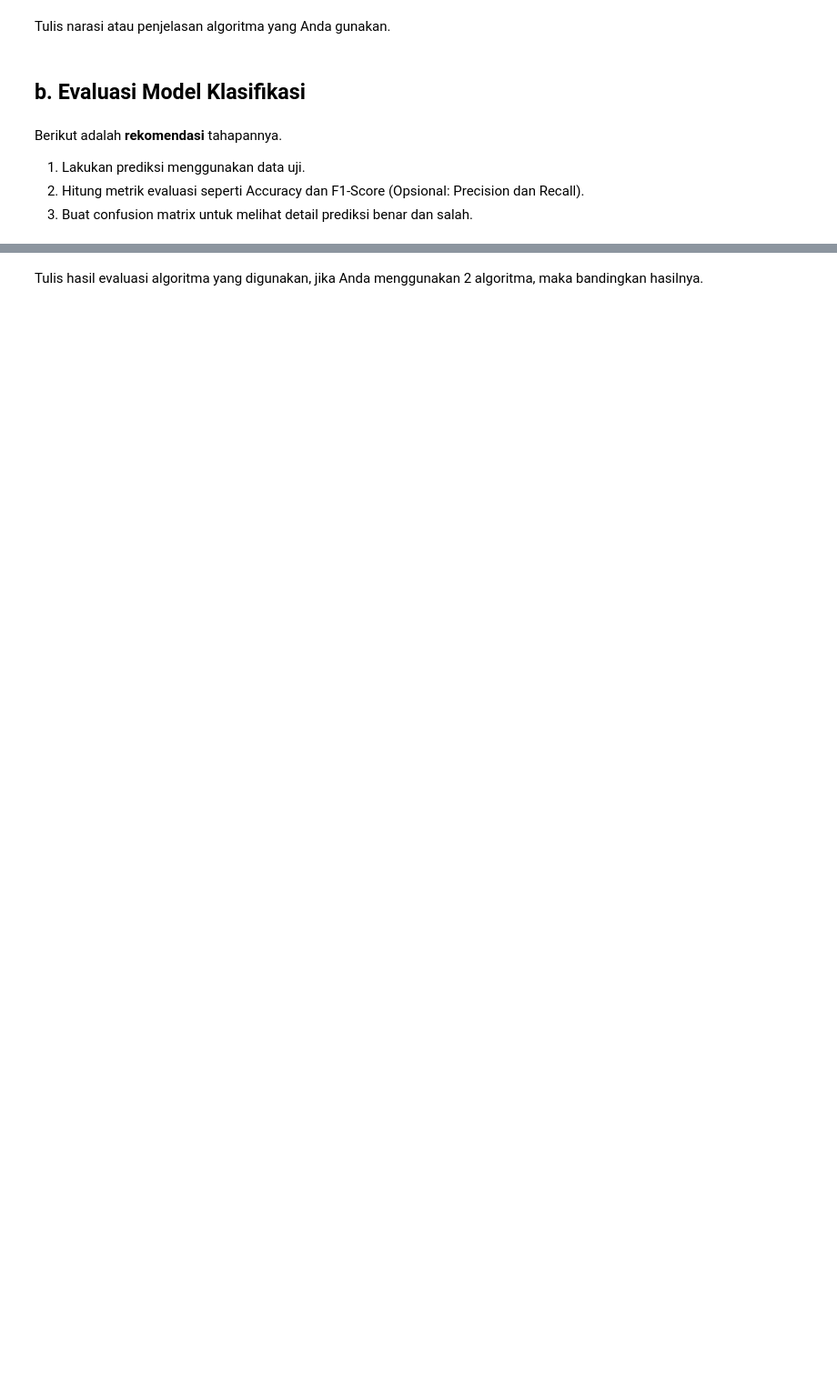
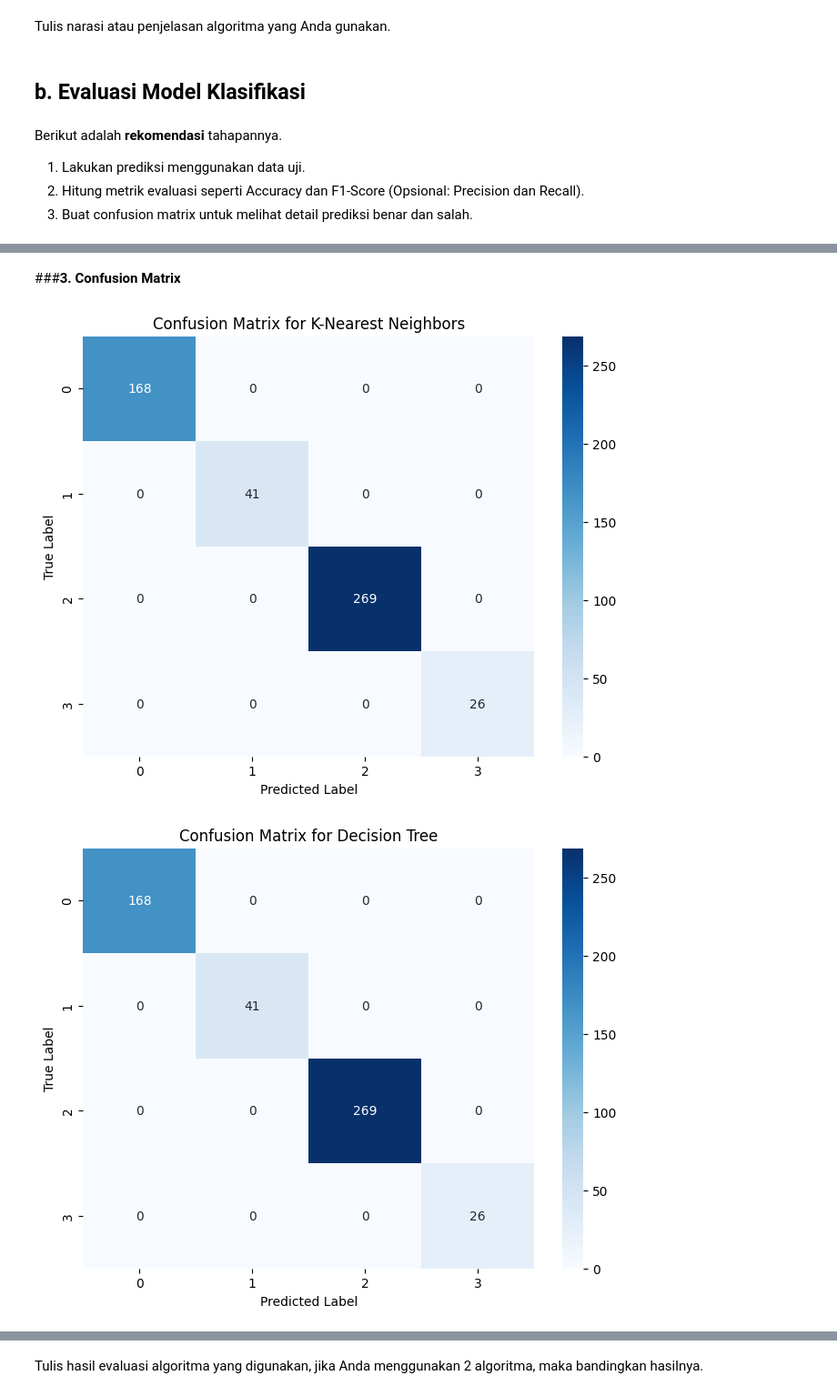
Before and after one commit to Us9r/DicodingBMLP, a Jupyter notebook: [Klasifikasi]_Submission_Akhir_BMLP_us9r.ipynb, the cells around one changed output, grey strips where cells are left out. Shown at 91% size. Saved outputs shown, nothing was run; the diff lists cells and outputs as text; code cells hidden in the pictures; blank space fills up the shorter version.

```diff
--- a/[Klasifikasi]_Submission_Akhir_BMLP_us9r.ipynb
+++ b/[Klasifikasi]_Submission_Akhir_BMLP_us9r.ipynb
@@ -33,3 +85,9 @@ Berikut adalah rekomendasi tahapannya.
+# %%
+knn = KNeighborsClassifier().fit(X_train, y_train)
+dt = DecisionTreeClassifier().fit(X_train, y_train)
+rf = RandomForestClassifier().fit(X_train, y_train)
+svm = SVC().fit(X_train, y_train)
+nb = GaussianNB().fit(X_train, y_train)
 # %% [markdown]
 Tulis narasi atau penjelasan algoritma yang Anda gunakan.
 # %% [markdown]
@@ -43,0 +102,7 @@ Berikut adalah **rekomendasi** tahapannya.
+# %%
+# Predictions for each model
+knn_pred = knn.predict(X_test)
+dt_pred = dt.predict(X_test)
+rf_pred = rf.predict(X_test)
+svm_pred = svm.predict(X_test)
+nb_pred = nb.predict(X_test)
@@ -43,0 +151,22 @@ Berikut adalah **rekomendasi** tahapannya.
+# %% [markdown]
+###**3. Confusion Matrix**
+# %%
+# Function to plot confusion matrix
+def plot_confusion_matrix(y_true, y_pred, model_name):
+  cm = confusion_matrix(y_true, y_pred)
+  plt.figure(figsize=(8, 6))
+  sns.heatmap(cm, annot=True, fmt="d", cmap="Blues")
+  plt.title(f"Confusion Matrix for {model_name}")
+  plt.xlabel("Predicted Label")
+  plt.ylabel("True Label")
+  plt.show()
+
+# Plot confusion matrix for each model
+plot_confusion_matrix(y_test, knn_pred, "K-Nearest Neighbors")
+plot_confusion_matrix(y_test, dt_pred, "Decision Tree")
+plot_confusion_matrix(y_test, rf_pred, "Random Forest")
+plot_confusion_matrix(y_test, svm_pred, "Support Vector Machine")
+plot_confusion_matrix(y_test, nb_pred, "Naive Bayes")
+# %% [output]
+[figure, added]
+[figure, added]
```
Also changed, not shown: parts of 31 cells of this notebook.
